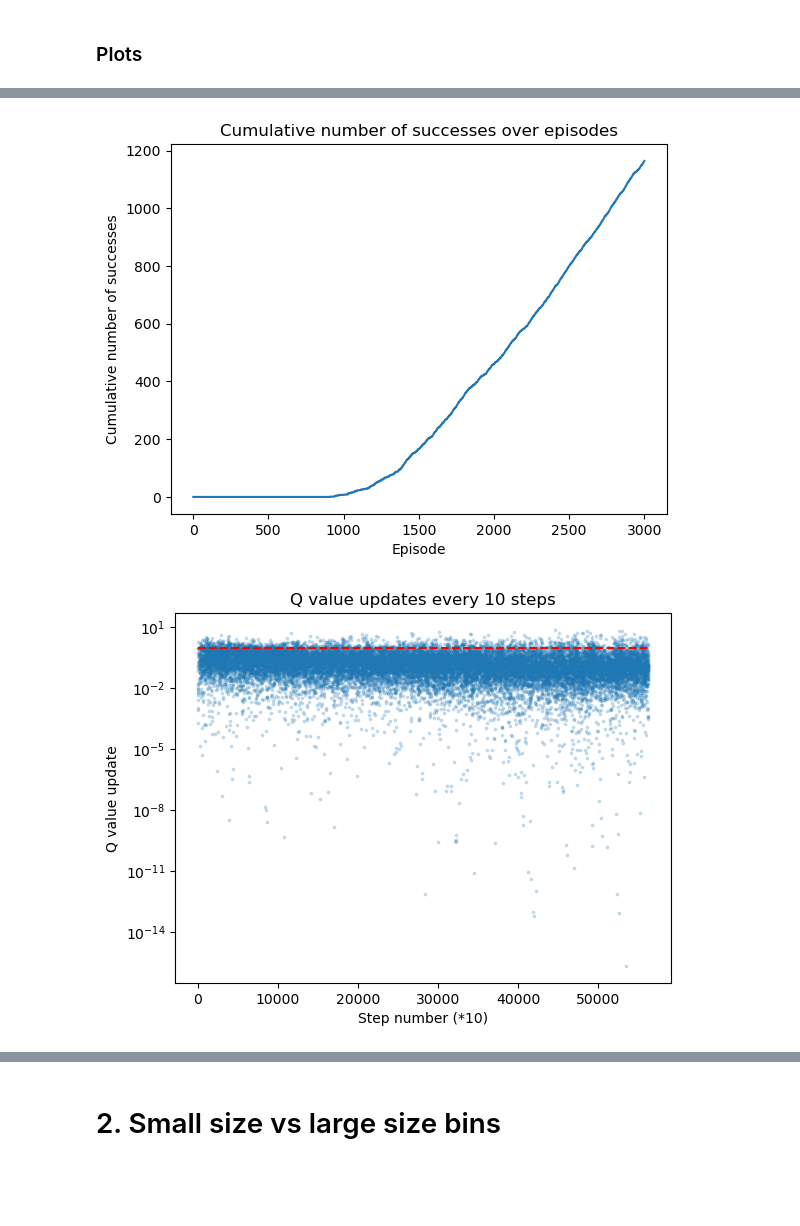
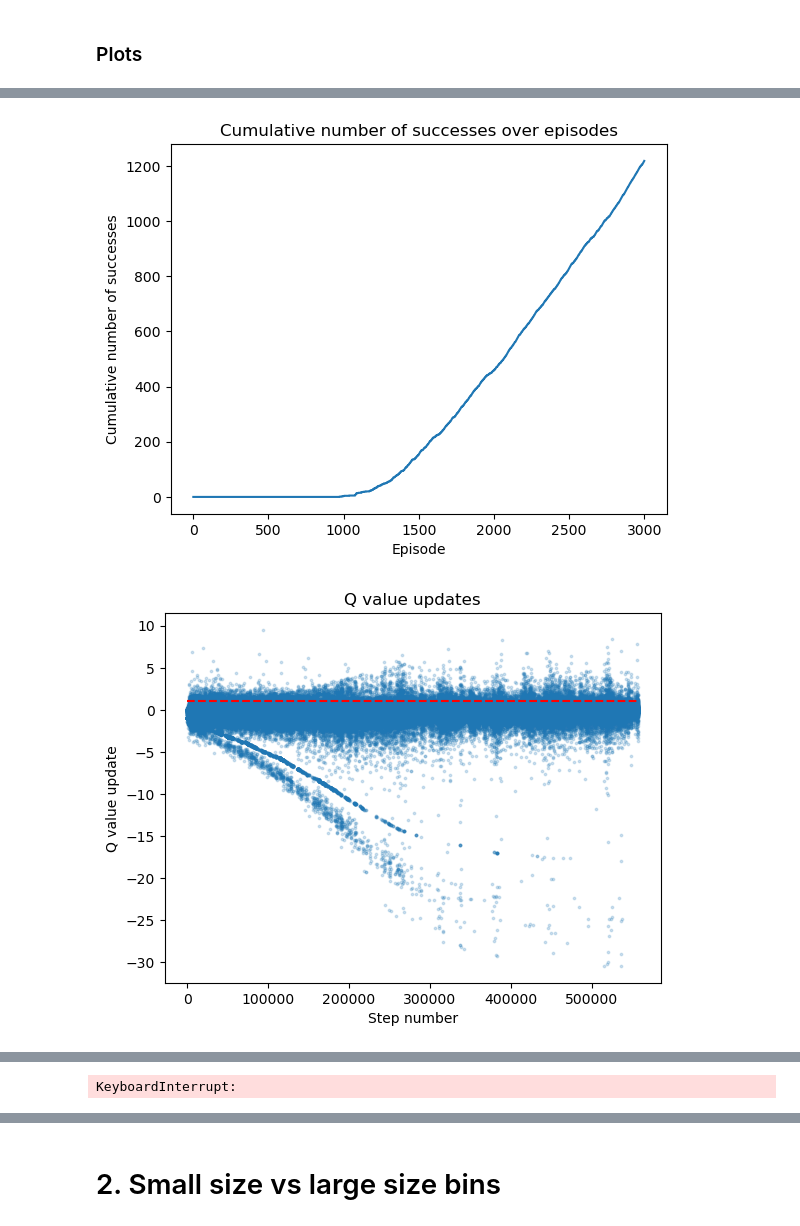
Before and after one commit to silviiaromanato/MountainCartRL, a Jupyter notebook: dyna_nb.ipynb, the cells around one changed output, grey strips where cells are left out. Saved outputs shown, nothing was run; the diff lists cells and outputs as text; code cells hidden in the pictures; blank space fills up the shorter version.

```diff
--- a/dyna_nb.ipynb
+++ b/dyna_nb.ipynb
@@ -395,4 +457,4 @@ dyna_agent=DynaAgent(env)
 # %%
-dyna_agent.training(3000,reset=True)
+dyna_agent6000.training(6000,reset=True)
 # %% [output]
 Training...
@@ -399,3 +465,10 @@ Training...
+# %%
+with open("dyna_agent_final.pkl", 'wb') as f:
+    pickle.dump(dyna_agent, f)
+# %%
+#load agent
+with open("dyna_agent_final.pkl", 'rb') as f:
+    dyna_agent = pickle.load(f)
 # %% [markdown]
 ### Time Opimization
 # %%
@@ -433,0 +516,2 @@ dyna_agent.save_agent("dyna_agent1005")
+# %%
+show_q_updates(dyna_agent,step=1)
@@ -434,3 +520,3 @@ dyna_agent.save_agent("dyna_agent1005")
 # %%
-plot_all(dyna_agent)
+plot_all(dyna_agent,step=1)
 # %% [output]
@@ -439,2 +525,2 @@ plot_all(dyna_agent)
-[figure, old version]
+[figure, new version]
-[figure, old version]
+[figure, new version]
@@ -442,3 +528,7 @@ plot_all(dyna_agent)
+# %%
+plot_all_on_same_figure(dyna_agent)
+# %% [output]
+KeyboardInterrupt:
 # %%
 inference_test(dyna_agent,1000)
 # %% [output]
```
Also changed, not shown: parts of 15 cells of this notebook.
